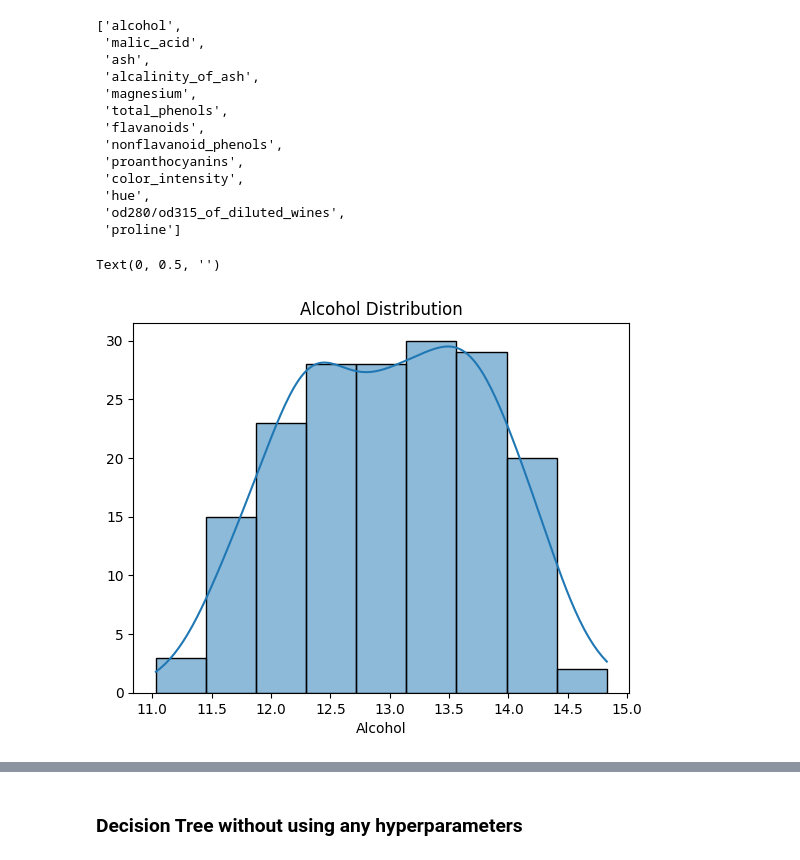
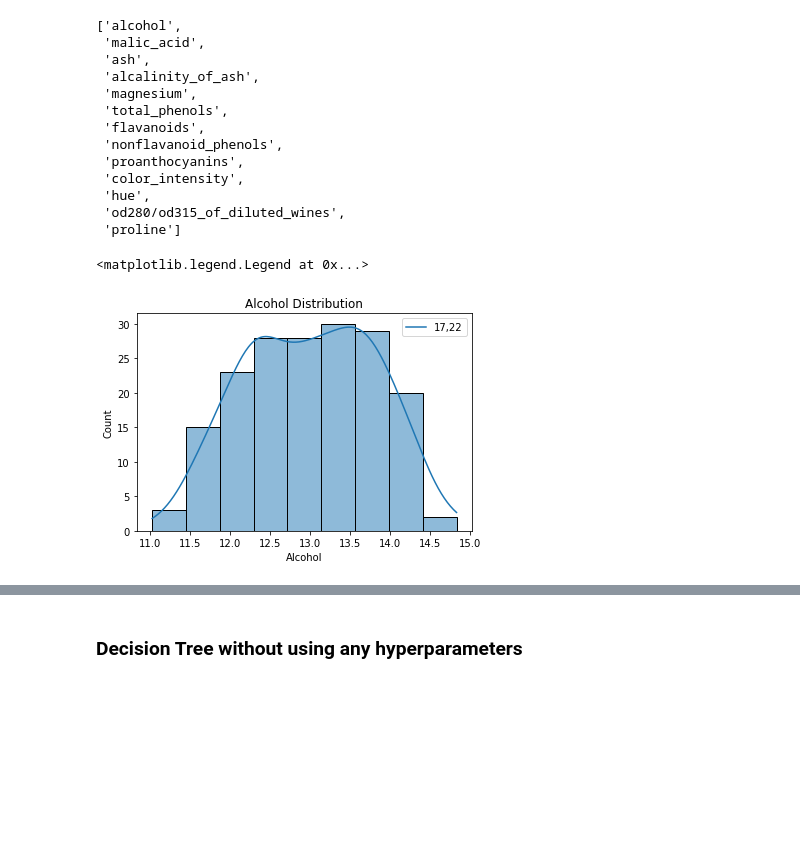
Before and after one commit to Kaustuv-Karki/Data-mining, a Jupyter notebook: DecisionTree/DecisionTree.ipynb, the cells around one changed output, grey strips where cells are left out. Saved outputs shown, nothing was run; the diff lists cells and outputs as text; code cells hidden in the pictures; blank space fills up the shorter version.

```diff
--- a/DecisionTree/DecisionTree.ipynb
+++ b/DecisionTree/DecisionTree.ipynb
@@ -192,11 +192,12 @@ column_name
 # %%
 sns.histplot(data["alcohol"], kde=True)
 plt.title("Alcohol Distribution")
 plt.xlabel("Alcohol")
-plt.ylabel("")
+plt.ylabel("Count")
+plt.legend(["17,22"])
 # %% [output]
-Text(0, 0.5, '')
+<matplotlib.legend.Legend at 0x...>
-[figure, old version]
+[figure, new version]
 # %%
 sns.histplot(data["malic_acid"], kde=True)
 plt.title("Malic Acid Distribution")
```
Also changed, not shown: parts of 39 cells of this notebook, 6 other files.
